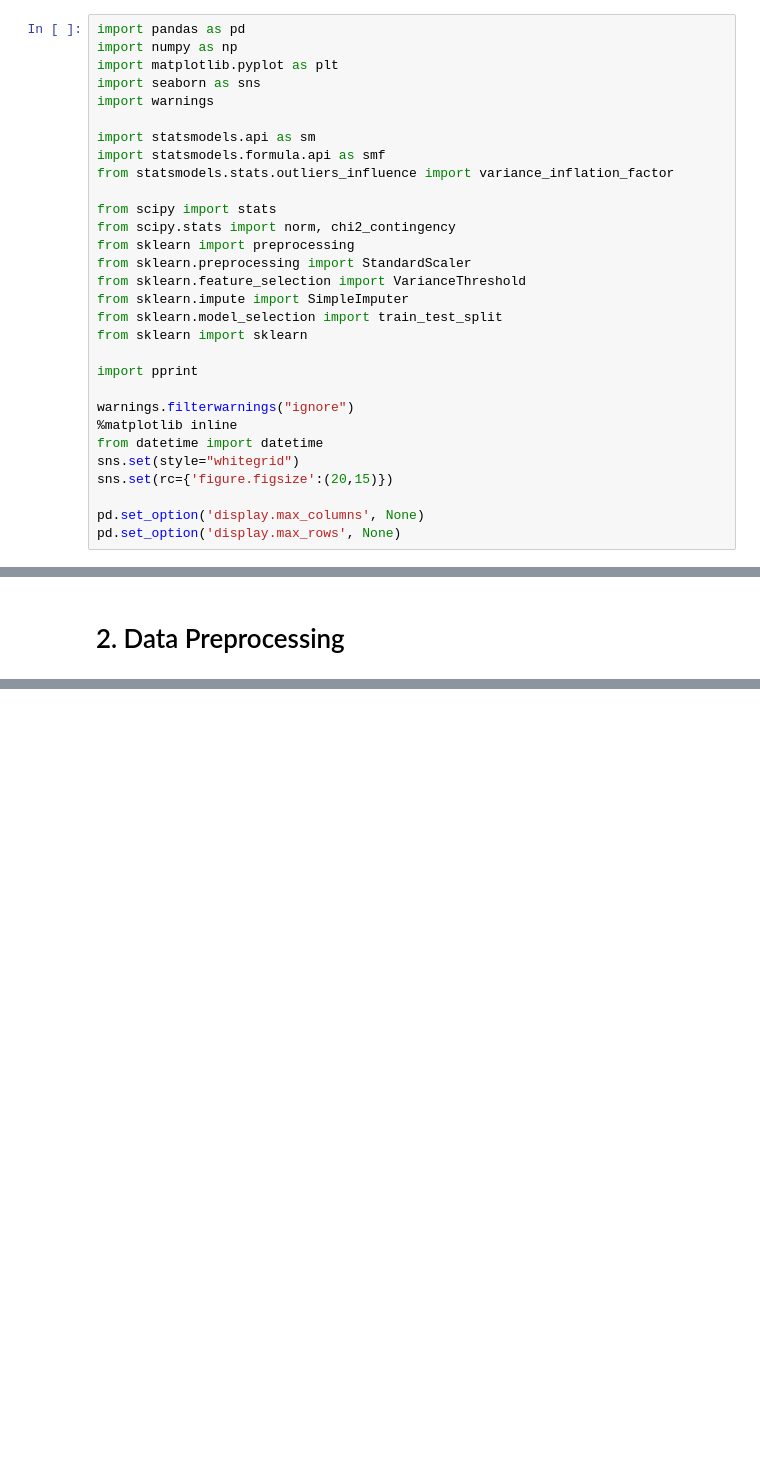
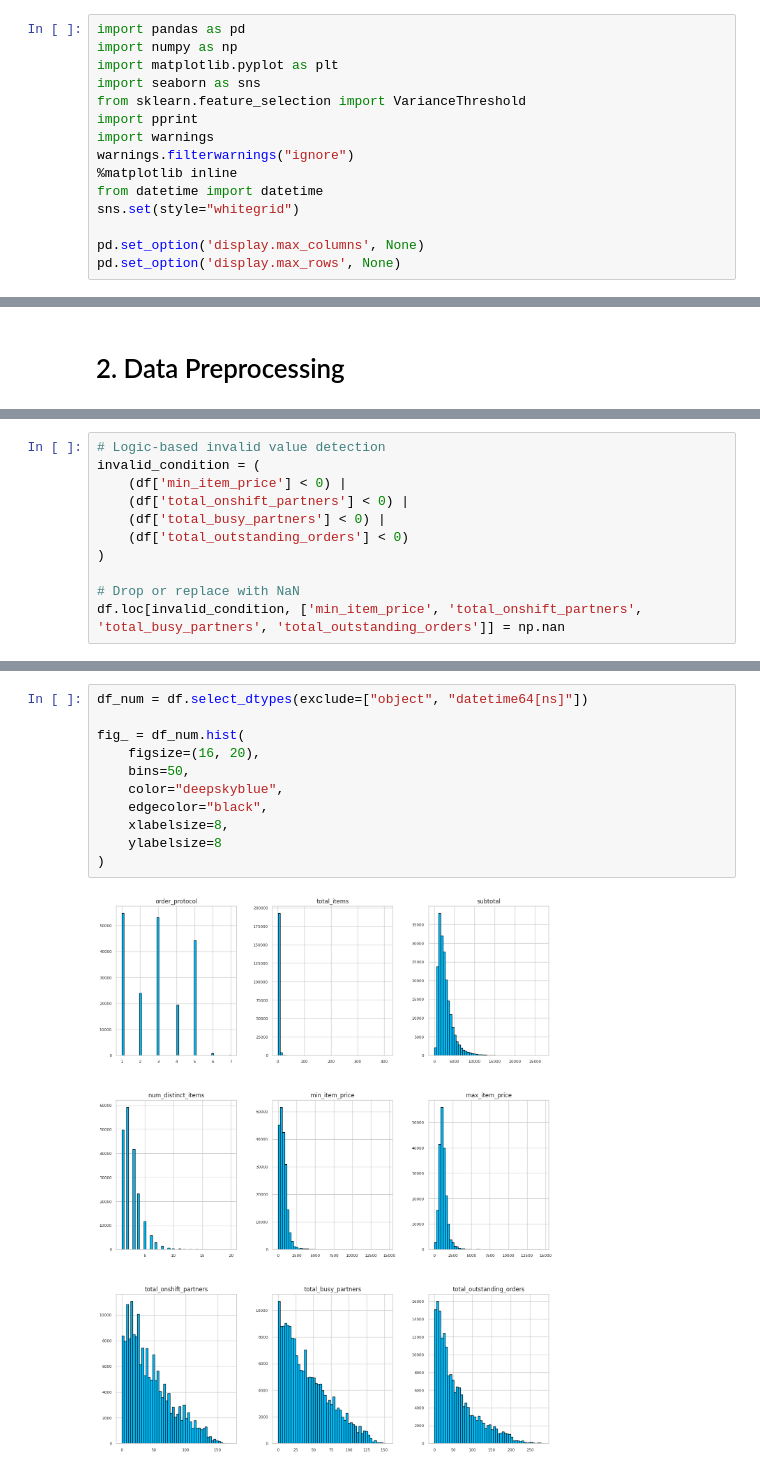
Before and after one commit to Ridlodk/video-learning, a Jupyter notebook: eda & preprocessing/eda_&_pre_processing.ipynb, the cells around one changed output, grey strips where cells are left out. Cells and saved outputs as stored; diff of their text form; blank space fills up the shorter version.

```diff
--- a/eda & preprocessing/eda_&_pre_processing.ipynb
+++ b/eda & preprocessing/eda_&_pre_processing.ipynb
@@ -9,28 +9,13 @@ import pandas as pd
 import numpy as np
 import matplotlib.pyplot as plt
 import seaborn as sns
+from sklearn.feature_selection import VarianceThreshold
+import pprint
 import warnings
-
-import statsmodels.api as sm
-import statsmodels.formula.api as smf
-from statsmodels.stats.outliers_influence import variance_inflation_factor
-
-from scipy import stats
-from scipy.stats import norm, chi2_contingency
-from sklearn import preprocessing
-from sklearn.preprocessing import StandardScaler
-from sklearn.feature_selection import VarianceThreshold
-from sklearn.impute import SimpleImputer
-from sklearn.model_selection import train_test_split
-from sklearn import sklearn
-
-import pprint
-
 warnings.filterwarnings("ignore")
 %matplotlib inline
 from datetime import datetime
 sns.set(style="whitegrid")
-sns.set(rc={'figure.figsize':(20,15)})
 
 pd.set_option('display.max_columns', None)
 pd.set_option('display.max_rows', None)
@@ -627,0 +228,11 @@ plt.show()
+# %%
+# Logic-based invalid value detection
+invalid_condition = (
+    (df['min_item_price'] < 0) |
+    (df['total_onshift_partners'] < 0) |
+    (df['total_busy_partners'] < 0) |
+    (df['total_outstanding_orders'] < 0)
+)
+
+# Drop or replace with NaN
+df.loc[invalid_condition, ['min_item_price', 'total_onshift_partners', 'total_busy_partners', 'total_outstanding_orders']] = np.nan
@@ -627,0 +241,13 @@ plt.show()
+# %%
+df_num = df.select_dtypes(exclude=["object", "datetime64[ns]"])
+
+fig_ = df_num.hist(
+    figsize=(16, 20),
+    bins=50,
+    color="deepskyblue",
+    edgecolor="black",
+    xlabelsize=8,
+    ylabelsize=8
+)
+# %% [output]
+[figure, added]
```
Also changed, not shown: parts of 97 cells of this notebook.
